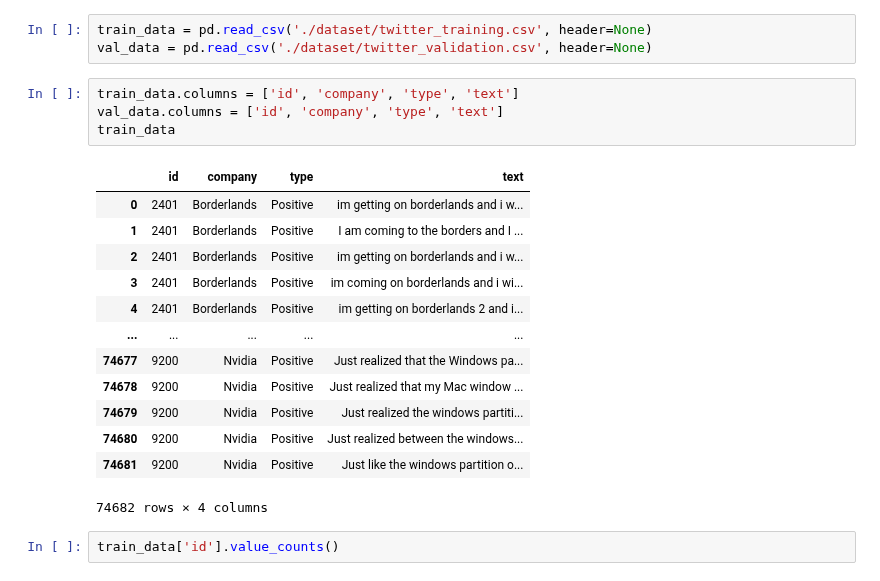
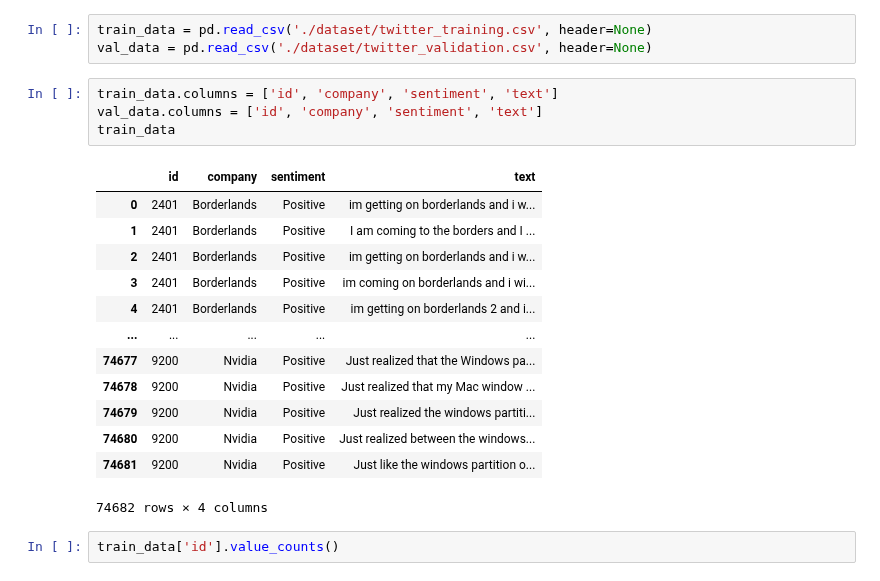
Before and after one commit to Hamidreza-Sj/Twitter-Sentiment-Analysis, a Jupyter notebook: ML approaches.ipynb, the cells around one changed output. Drawn from its saved outputs; the diff is of its cells as text.

Commit message:
rename a column

```diff
--- a/ML approaches.ipynb
+++ b/ML approaches.ipynb
@@ -53,11 +53,11 @@ nltk.data.clear_cache()
 train_data = pd.read_csv('./dataset/twitter_training.csv', header=None)
 val_data = pd.read_csv('./dataset/twitter_validation.csv', header=None)
 # %%
-train_data.columns = ['id', 'company', 'type', 'text']
-val_data.columns = ['id', 'company', 'type', 'text']
+train_data.columns = ['id', 'company', 'sentiment', 'text']
+val_data.columns = ['id', 'company', 'sentiment', 'text']
 train_data
 # %% [output]
-|  | id | company | type | text |
+|  | id | company | sentiment | text |
 | 0 | 2401 | Borderlands | Positive | im getting on borderlands and i w... |
 | 1 | 2401 | Borderlands | Positive | I am coming to the borders and I ... |
 | 2 | 2401 | Borderlands | Positive | im getting on borderlands and i w... |
```
Also changed, not shown: parts of 6 cells of this notebook.
